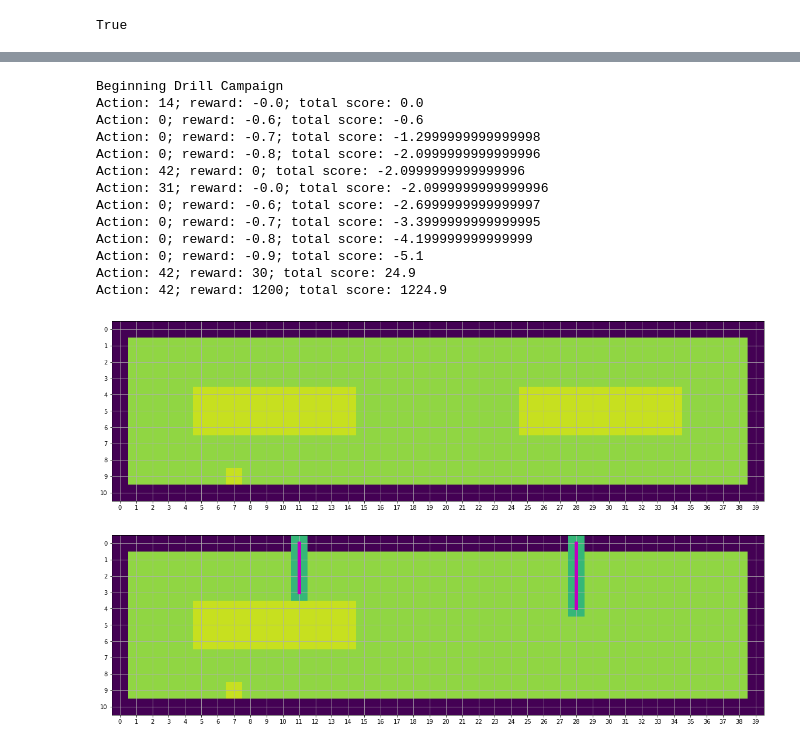
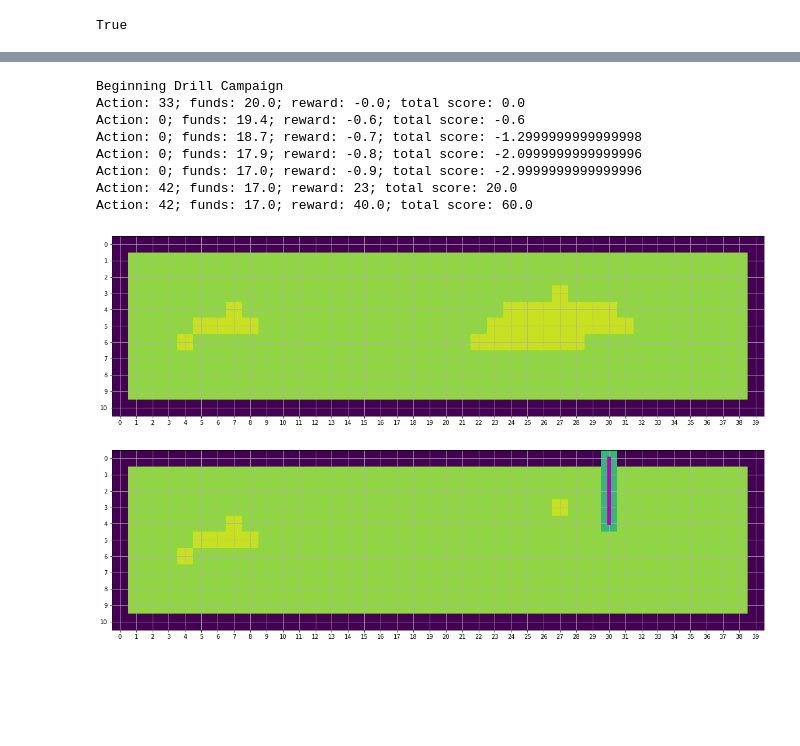
Before and after one commit to LorenzoColli/wildcatter-ThreeAmigos, a Jupyter notebook: examples/PPO_Agent_Training_With_Ray.ipynb, the cells around one changed output, grey strips where cells are left out. Drawn from its saved outputs; the diff is of its cells as text; code cells hidden in the pictures; blank space fills up the shorter version.

Commit message:
Updated Agent Training notebook

```diff
--- a/examples/PPO_Agent_Training_With_Ray.ipynb
+++ b/examples/PPO_Agent_Training_With_Ray.ipynb
@@ -65,37 +70,43 @@ Here we list the config dictionaries for various environment types, selecting th
 env_random_config = dict(model_type = "random",
                   nrow=11,
                   ncol=40,
-                  available_pipe=30,
-                  available_wells=2,
+                  funds=20,
                   oil_price = 40,
                   relocation_cost = 0.2,
                   drilling_cost = 0.5,
                   drilling_depth_markup = 0.1,
-#                  seed = 0,
+                  #seed = 0,
                  )
 
 env_random_pockets_config = dict(model_type = "random_pockets",
                   nrow=11,
                   ncol=40,
-                  available_pipe=30,
-                  available_wells=3,
+                  #nrow=40,
+                  #ncol=80,
+                  funds=20,
                   oil_price = 1,
                   relocation_cost = 0.2,
                   drilling_cost = 0.5,
                   drilling_depth_markup = 0.1,
-#                  seed = 0,
+                  #seed = 0,
                  )
 
-env_2d_two_rectangular_targets_config = dict(model_type = "from_csv",
-                  model_path=r"/home/studio-lab-user/sagemaker-studiolab-notebooks/wildcatter-ThreeAmigos/examples/data/2d_two_rectangular_targets.csv",
+env_2d_from_csv_config = dict(model_type = "from_csv",
+                  #model_path=r"/home/studio-lab-user/sagemaker-studiolab-notebooks/wildcatter-ThreeAmigos/examples/data/2d_two_rectangular_targets.csv",
+                  #model_path=r"/home/studio-lab-user/sagemaker-studiolab-notebooks/wildcatter-ThreeAmigos/examples/data/2d_stacked.csv",
+                  model_path=r"/home/studio-lab-user/sagemaker-studiolab-notebooks/wildcatter-ThreeAmigos/examples/data/x-sec_targets.csv",
                   delim=",",
-                  available_pipe=30,
-                  available_wells=2,
+                  funds=20,
                   oil_price = 40,
                   relocation_cost = 0.2,
                   drilling_cost = 0.5,
                   drilling_depth_markup = 0.1,
-#                  seed = 0,
+                  #seed = 0,
                   )
 
 env_config = env_random_pockets_config
+env = AdvancedDriller(env_config)
+# Setting variables for PPO trainer
+true_obs_shape = env.observation_space["obs"].shape
+action_embed_size = env.action_space.n
+print(true_obs_shape, action_embed_size)
@@ -174,11 +192,17 @@ warmup_time: 29.78149104118347
 # %%
 # Check policy
+import ray.rllib.algorithms.ppo as ppo
+from ray.tune.logger import pretty_print
 eval_config = ppo.DEFAULT_CONFIG.copy()
 special_config = {"num_workers" : 0,
                   "env": AdvancedDriller,
                   "env_config": env_config,
                   "model": {
                       "custom_model": "wildcatter_masked",
+                      "custom_model_config": {
+                          "true_obs_shape":true_obs_shape,
+                          "action_embed_size":action_embed_size,
+                      },
                   },
                   "horizon" : 40,
                   "explore" : False, # Always returns best action
@@ -194,49 +220,44 @@ agent.restore(r"/home/studio-lab-user/sagemaker-studiolab-notebooks/wildcatter-T
 # %%
-#env_config = env_random_pockets_config
-env_config = env_2d_two_rectangular_targets_config
+env_config = env_random_pockets_config
+#env_config = env_2d_two_rectangular_targets_config
 env = AdvancedDriller(env_config)
 print("Beginning Drill Campaign")
 obs = env.reset()
-env.state[9,7]=1
+#env.state[9,7]=1
 done = False
 score = 0
 plt.figure(figsize=(20, 20))
 plt.imshow(env.state, vmin=-10, vmax=2)
 plt.xticks(np.arange(0, env.ncol, 1.0))
 plt.yticks(np.arange(0, env.nrow, 1.0))
 plt.xlim([-0.5, env.ncol - 0.5])
 plt.ylim([env.nrow - 0.5, -0.5])
 plt.grid()
 
 while not done:
     action = agent.compute_single_action(obs)
     obs, reward, done, info = env.step(action)
     score += reward
-    print(f"Action: {action}; reward: {reward}; total score: {score}")
+    print(f"Action: {action}; funds: {obs['obs'][-1]}; reward: {reward}; total score: {score}")
 
 plt.figure(figsize=(20, 20))
 plt.imshow(env.state, vmin=-10, vmax=2)
 for well in env.trajectory:
     traj_z, traj_x = np.asarray(well).T
     plt.plot(traj_x, traj_z, "-", c="m", linewidth=6)
 plt.xticks(np.arange(0, env.ncol, 1.0))
 plt.yticks(np.arange(0, env.nrow, 1.0))
 plt.xlim([-0.5, env.ncol - 0.5])
 plt.ylim([env.nrow - 0.5, -0.5])
 plt.grid()
 # %% [output]
 Beginning Drill Campaign
-Action: 14; reward: -0.0; total score: 0.0
-Action: 0; reward: -0.6; total score: -0.6
-Action: 0; reward: -0.7; total score: -1.2999999999999998
-Action: 0; reward: -0.8; total score: -2.0999999999999996
-Action: 42; reward: 0; total score: -2.0999999999999996
-Action: 31; reward: -0.0; total score: -2.0999999999999996
-Action: 0; reward: -0.6; total score: -2.6999999999999997
-Action: 0; reward: -0.7; total score: -3.3999999999999995
-Action: 0; reward: -0.8; total score: -4.199999999999999
-Action: 0; reward: -0.9; total score: -5.1
-Action: 42; reward: 30; total score: 24.9
-Action: 42; reward: 1200; total score: 1224.9
+Action: 33; funds: 20.0; reward: -0.0; total score: 0.0
+Action: 0; funds: 19.4; reward: -0.6; total score: -0.6
+Action: 0; funds: 18.7; reward: -0.7; total score: -1.2999999999999998
+Action: 0; funds: 17.9; reward: -0.8; total score: -2.0999999999999996
+Action: 0; funds: 17.0; reward: -0.9; total score: -2.9999999999999996
+Action: 42; funds: 17.0; reward: 23; total score: 20.0
+Action: 42; funds: 17.0; reward: 40.0; total score: 60.0
-[figure, old version]
+[figure, new version]
-[figure, old version]
+[figure, new version]
```
Also changed, not shown: parts of 7 cells of this notebook.
